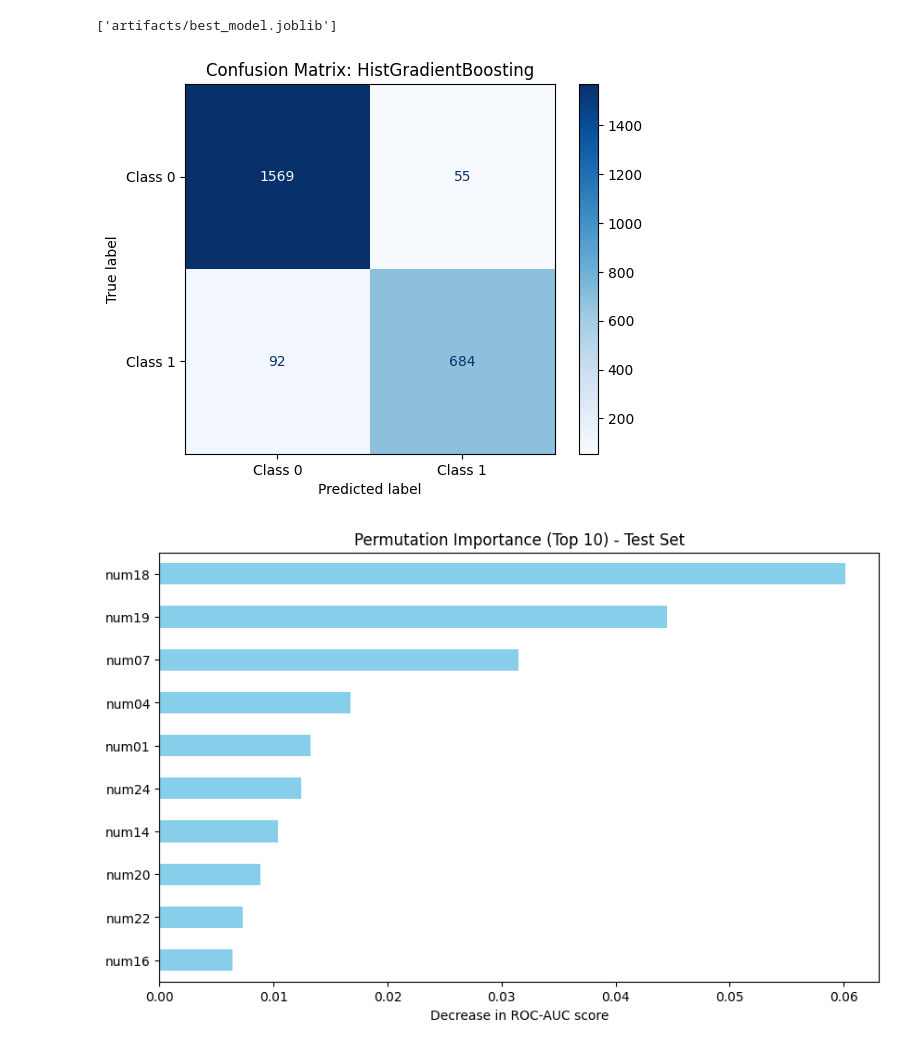
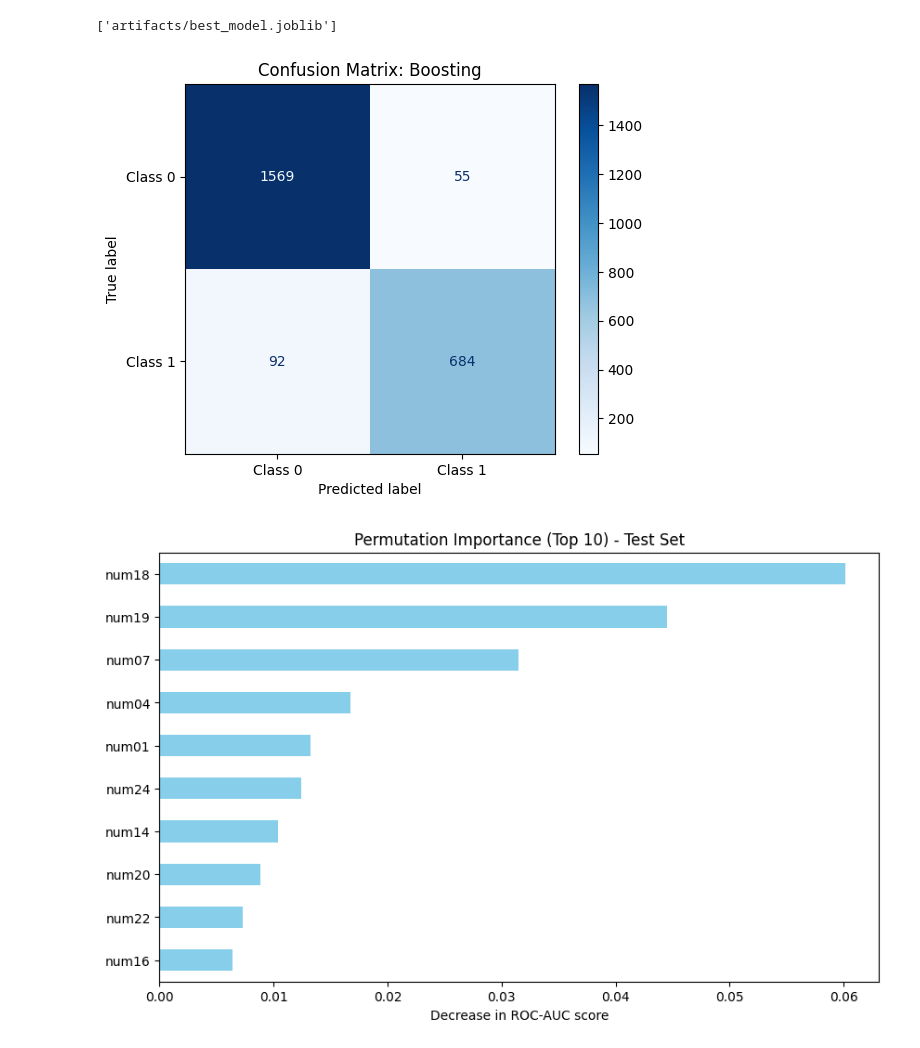
Before and after one commit to kaiyneee/mirea, a Jupyter notebook: homeworks/HW06/HW06.ipynb, the cells around one changed output. Saved outputs shown, nothing was run; the diff lists cells and outputs as text; code cells hidden in the pictures.

```diff
--- a/homeworks/HW06/HW06.ipynb
+++ b/homeworks/HW06/HW06.ipynb
@@ -139,7 +139,10 @@ base_tree = DecisionTreeClassifier(random_state=42)
 # 2. Описываем сетку параметров (словарь: имя_параметра: список_значений)
 tree_params = {
     'max_depth': [3, 5, 10, None],
-    'min_samples_leaf': [1, 5, 10]
+    'min_samples_leaf': [1, 5, 10],
+    'min_samples_split': [2, 5, 10],
+    'max_leaf_nodes': [None, 10, 20],
+    'ccp_alpha': [0.0, 0.01]
 }
 
 # 3. Настраиваем поиск
@@ -281,26 +284,26 @@ joblib.dump(hgb_grid.best_estimator_, 'artifacts/best_model.joblib')
 # %%
 import matplotlib.pyplot as plt
 from sklearn.metrics import ConfusionMatrixDisplay
 
 # 1. Создаем объект для отрисовки матрицы ошибок
 # Используем лучшую модель из поиска и тестовые данные
 disp = ConfusionMatrixDisplay.from_estimator(
     hgb_grid.best_estimator_,
     X_test,
     y_test,
     cmap=plt.cm.Blues,
     display_labels=['Class 0', 'Class 1']
 )
 
 # Добавляем заголовок
-plt.title("Confusion Matrix: HistGradientBoosting")
+plt.title("Confusion Matrix: Boosting")
 
 # 2. Сохраняем график в папку artifacts/figures/
 # Убедись, что папки созданы заранее!
 plt.savefig('artifacts/figures/confusion_matrix.png')
 plt.show()
 # %% [output]
-[figure, old version]
+[figure, new version]
 # %%
 # Строим горизонтальный столбиковый график для Top-10 признаков
 plt.figure(figsize=(10, 6))
```
Also changed, not shown: parts of 5 cells of this notebook, 6 other files.
